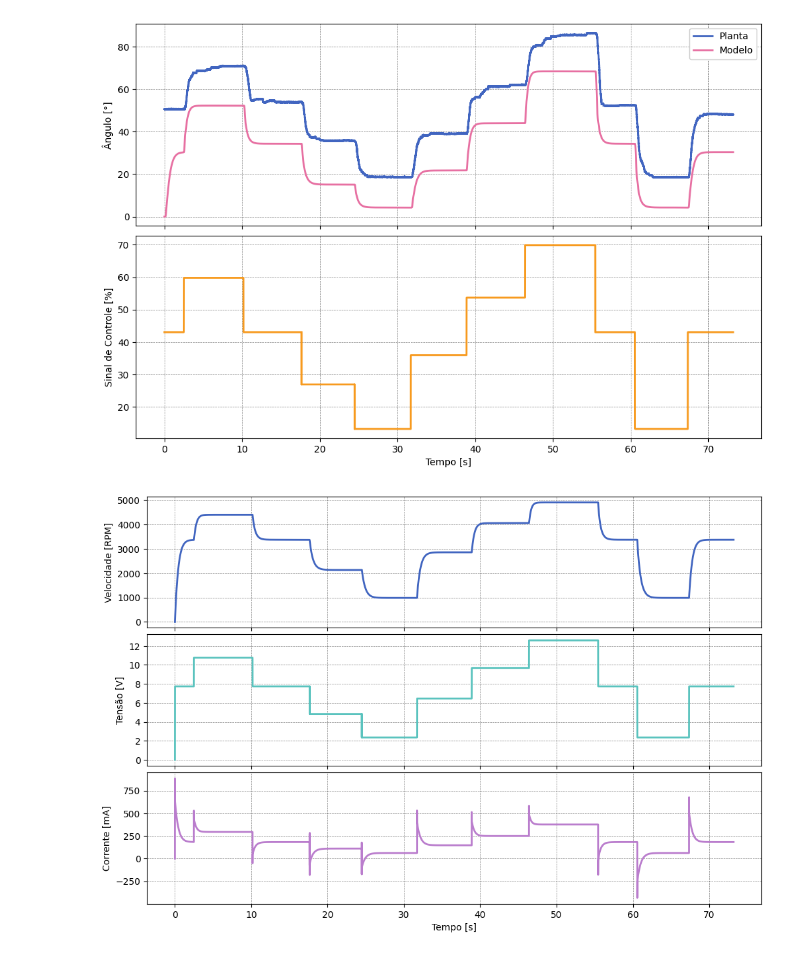
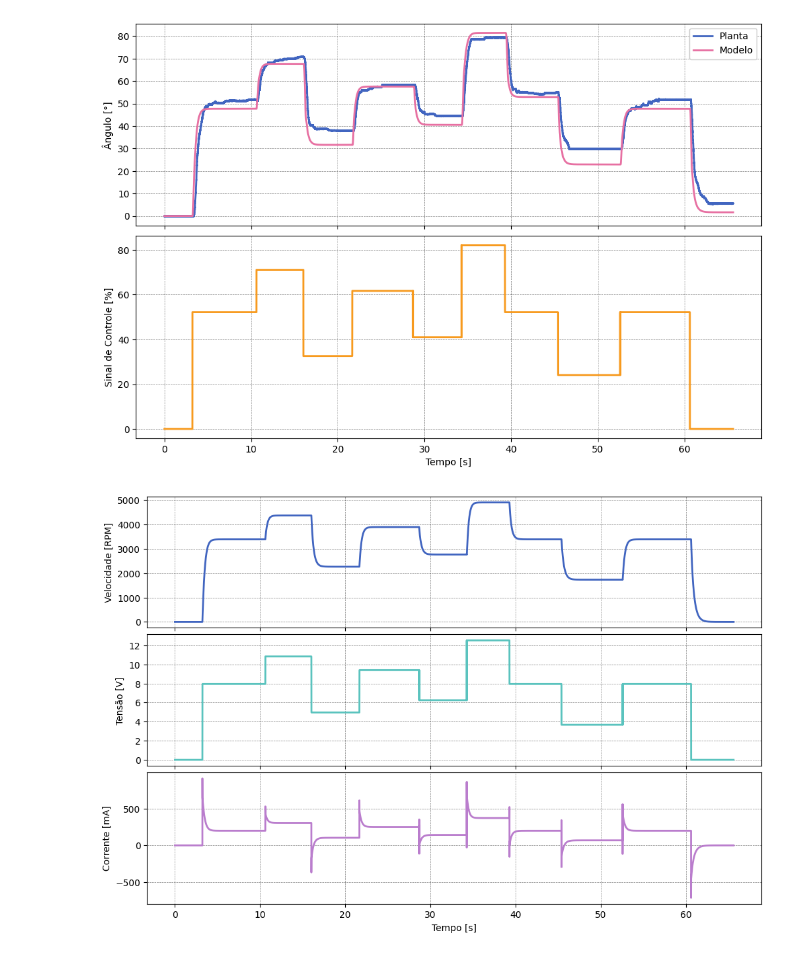
Before and after one commit to ErickNMA/LCD, a Jupyter notebook: ensaios_planta/fan-plate_SIM.ipynb, the cells around one changed output. Drawn from its saved outputs; the diff is of its cells as text; code cells hidden in the pictures.

```diff
--- a/ensaios_planta/fan-plate_SIM.ipynb
+++ b/ensaios_planta/fan-plate_SIM.ipynb
@@ -18,11 +18,11 @@ plt.rcParams['font.size'] = 10
 plt.rcParams['figure.figsize'] = (12, 8)
 # %%
 #Dados da planta:
-degma = np.loadtxt('degma.txt')            #tempo  angulo  ref usig
+degma = np.loadtxt('degma2.txt')            #tempo  angulo  ref usig
 degma = [(degma[:, 0]-degma[0][0]), degma[:, 1], degma[:, 2], degma[:, 3]]
 # %%
 class FANPLATE():
-    def __init__(self, La, Ra, kaphi, Jm, Bm1, Bm2, Bm3, ku1, ku2, ku3, Jp, Bp0, Bp1, m, g, l):
+    def __init__(self, La, Ra, kaphi, Jm, Bm1, Bm2, ku1, ku2, ku3, Jp, Bp0, Bp1, m, g, l):
         #Associação dos parâmetros do modelo:
         self.La = La
         self.Ra = Ra
@@ -30,7 +30,6 @@ class FANPLATE():
         self.Jm = Jm
         self.Bm1 = Bm1
         self.Bm2 = Bm2
-        self.Bm3 = Bm3
         self.ku1 = ku1
         self.ku2 = ku2
         self.ku3 = ku3
@@ -50,13 +49,13 @@ class FANPLATE():
 
     def model_update(self, PWM, T):
         #Ajuste de tensão para PWM percentual:
-        self.Vt = PWM*13.5/75
+        self.Vt = PWM*12.5/82
         #Diferencial de corrente:
         dIa = ((self.Vt/self.La)-(self.Ra*self.Ia/self.La)-(self.kaphi*self.w/self.La))
         #Integrando a corrente:
         self.Ia += dIa*T
         #Diferencial de velocidade do motor:
-        dw = ((self.kaphi*self.Ia/self.Jm)-(self.Bm1*self.w/self.Jm)-(self.Bm2*(self.w**2)/self.Jm)-(self.Bm3*(self.w**3)/self.Jm))
+        dw = ((self.kaphi*self.Ia/self.Jm)-(self.Bm1*self.w/self.Jm)-(self.Bm2*(self.w**2)/self.Jm))
         #Integrando a velocidade do motor:
         self.w += dw*T
         #Sinal de atuação na placa:
@@ -78,13 +77,12 @@ fp = FANPLATE(
     La=8.73e-3,
     Ra=12,
     kaphi=1.57e-2,
-    Jm=1.2e-5,
-    Bm1=1.23e-5,
-    Bm2=-3.45e-8,
-    Bm3=6.42e-11,
-    ku1=-8.98e-6,
-    ku2=3.18e-7,
-    ku3=-2.45e-10,
+    Jm=8.62e-6,
+    Bm1=3.02e-6,
+    Bm2=1.63e-8,
+    ku1=6.64e-5,
+    ku2=2.19e-7,
+    ku3=-3.17e-10,
     Jp=4.8e-4/10,
     Bp0=1.4e-3,
     Bp1=1e-3,
@@ -127,32 +125,32 @@ w = np.array(w)
 #Plot:
 plt.subplots(2, 1, sharex=True)
 plt.subplots_adjust(hspace=0.05)
 plt.subplot(2, 1, 1)
 plt.plot(time, ang, label='Planta')
 plt.plot(time, th, label='Modelo')
 plt.ylabel('Ângulo [°]')
 plt.legend()
 plt.subplot(2, 1, 2)
 plt.plot(time, pwm, color='C4')
 plt.ylabel('Sinal de Controle [%]')
 plt.xlabel('Tempo [s]')
 plt.show()
 
 #Plot:
 plt.subplots(3, 1, sharex=True)
 plt.subplots_adjust(hspace=0.05)
 plt.subplot(3, 1, 1)
 plt.plot(time, w*60/(2*np.pi))
 plt.ylabel('Velocidade [RPM]')
 plt.subplot(3, 1, 2)
 plt.plot(time, vt, color='C2')
 plt.ylabel('Tensão [V]')
 plt.xlabel('Tempo [s]')
 plt.subplot(3, 1, 3)
 plt.plot(time, ia*1e3, color='C5')
 plt.ylabel('Corrente [mA]')
 plt.xlabel('Tempo [s]')
 plt.show()
 # %% [output]
-[figure, old version]
+[figure, new version]
-[figure, old version]
+[figure, new version]
```
Also changed, not shown: 21 other files.
